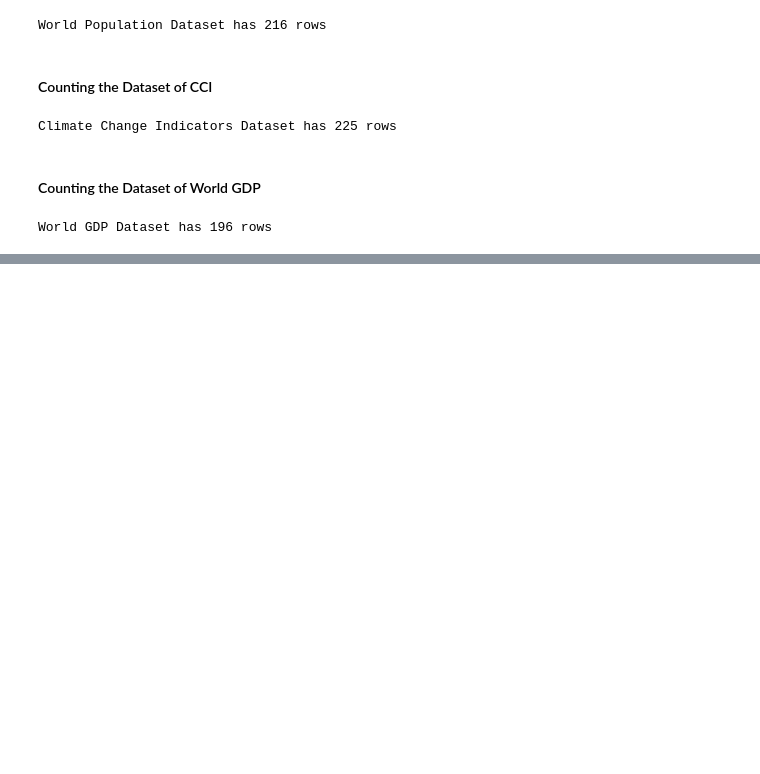
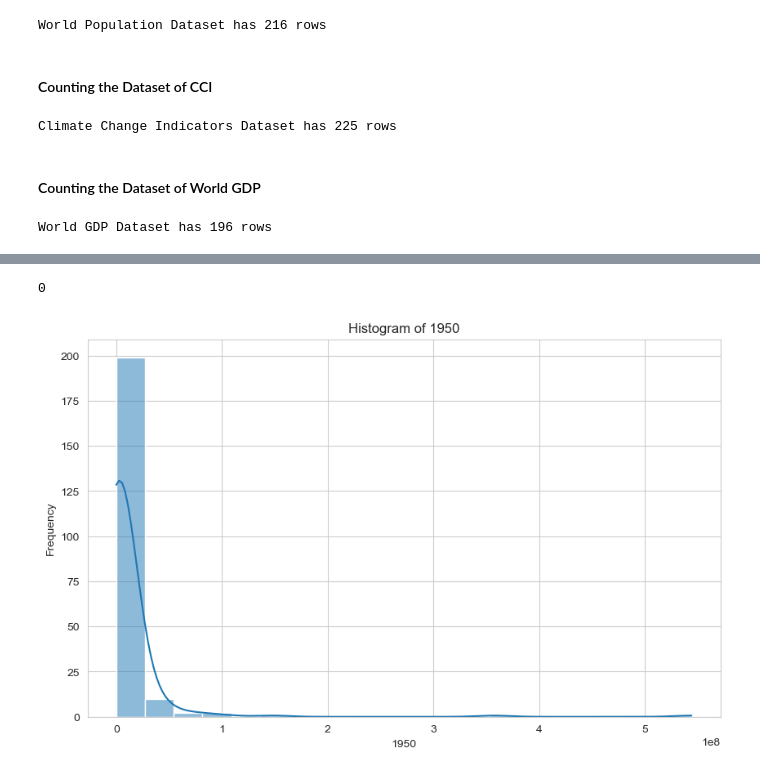
Before and after one commit to 20Artee/practice, a Jupyter notebook: content/practice.ipynb, the cells around one changed output, grey strips where cells are left out. Saved outputs shown, nothing was run; the diff lists cells and outputs as text; code cells hidden in the pictures; blank space fills up the shorter version.

Commit message:
Adding encapsulation Analyzer.py

```diff
--- a/content/practice.ipynb
+++ b/content/practice.ipynb
@@ -454,2 +457,2 @@ World GDP Dataset has 196 rows
 # %%
-%run "C:/Users/Rauan/practice/script/Analyzer.py"
+popdf_analyzer = capsule("C:/Users/Rauan/practice/data/World Population Dataset.csv")
@@ -485,0 +512,8 @@ popdf.describe()
+# %%
+popdf_analyzer.check_duplicates()
+# %% [output]
+0
+# %%
+popdf_analyzer.show_histogram('1950')
+# %% [output]
+[figure, added]
```
Also changed, not shown: parts of 26 cells of this notebook, 1 other file.
